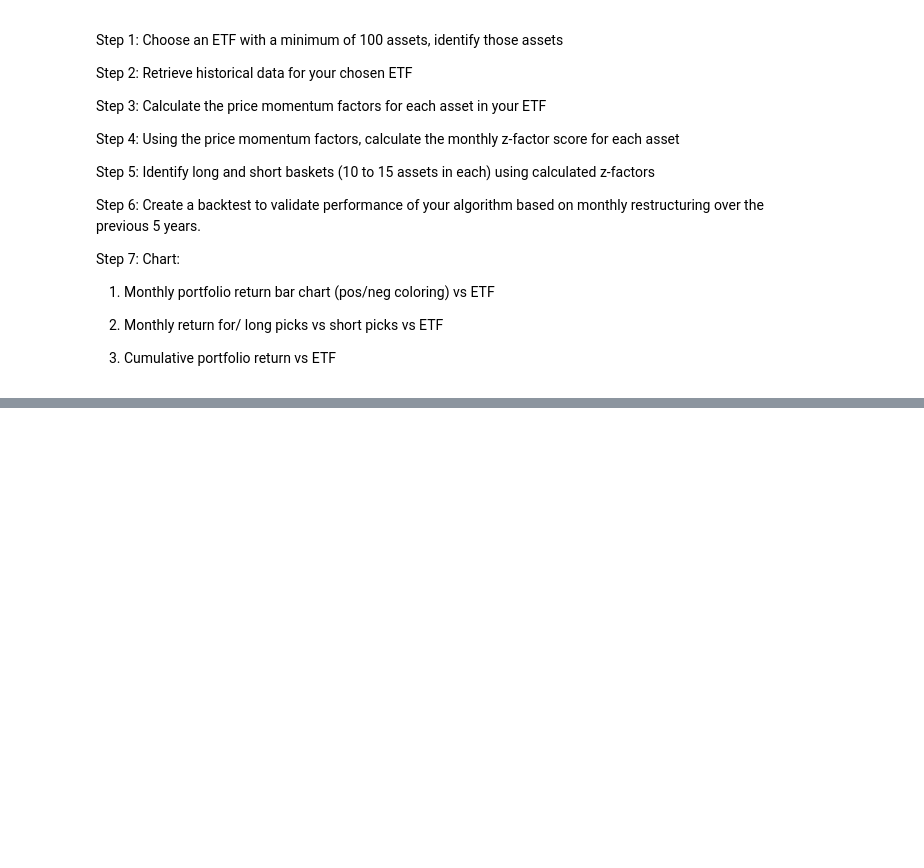
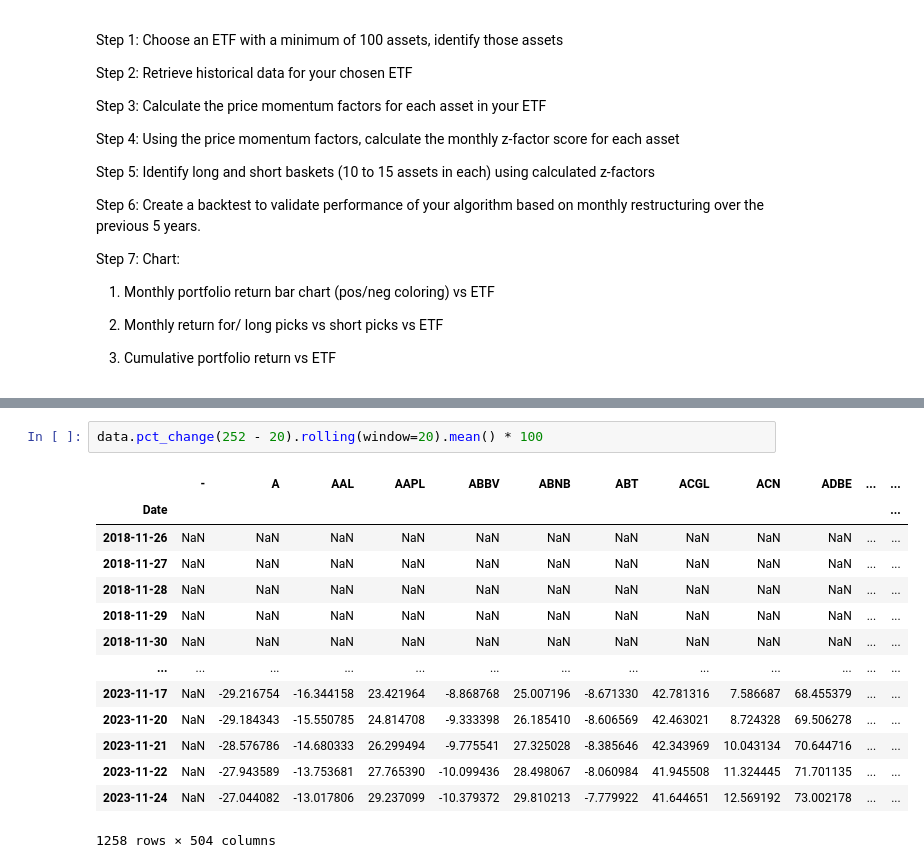
Before and after one commit to CCNY-Analytics-and-Quant/Quantative-Finance-Repo, a Jupyter notebook: Final-Project/workbooks/draft.ipynb, the cells around one changed output, grey strips where cells are left out. Drawn from its saved outputs; the diff is of its cells as text; blank space fills up the shorter version.

```diff
--- a/Final-Project/workbooks/draft.ipynb
+++ b/Final-Project/workbooks/draft.ipynb
@@ -64,0 +152,17 @@ sp500
+# %%
+data.pct_change(252 - 20).rolling(window=20).mean() * 100
+# %% [output]
+|  | - | A | AAL | AAPL | ABBV | ABNB | ABT | ACGL | ACN | ADBE | ... | ... |
+| Date |  |  |  |  |  |  |  |  |  |  |  | ... |
+| 2018-11-26 | NaN | NaN | NaN | NaN | NaN | NaN | NaN | NaN | NaN | NaN | ... | ... |
+| 2018-11-27 | NaN | NaN | NaN | NaN | NaN | NaN | NaN | NaN | NaN | NaN | ... | ... |
+| 2018-11-28 | NaN | NaN | NaN | NaN | NaN | NaN | NaN | NaN | NaN | NaN | ... | ... |
+| 2018-11-29 | NaN | NaN | NaN | NaN | NaN | NaN | NaN | NaN | NaN | NaN | ... | ... |
+| 2018-11-30 | NaN | NaN | NaN | NaN | NaN | NaN | NaN | NaN | NaN | NaN | ... | ... |
+| ... | ... | ... | ... | ... | ... | ... | ... | ... | ... | ... | ... | ... |
+| 2023-11-17 | NaN | -29.216754 | -16.344158 | 23.421964 | -8.868768 | 25.007196 | -8.671330 | 42.781316 | 7.586687 | 68.455379 | ... | ... |
+| 2023-11-20 | NaN | -29.184343 | -15.550785 | 24.814708 | -9.333398 | 26.185410 | -8.606569 | 42.463021 | 8.724328 | 69.506278 | ... | ... |
+| 2023-11-21 | NaN | -28.576786 | -14.680333 | 26.299494 | -9.775541 | 27.325028 | -8.385646 | 42.343969 | 10.043134 | 70.644716 | ... | ... |
+| 2023-11-22 | NaN | -27.943589 | -13.753681 | 27.765390 | -10.099436 | 28.498067 | -8.060984 | 41.945508 | 11.324445 | 71.701135 | ... | ... |
+| 2023-11-24 | NaN | -27.044082 | -13.017806 | 29.237099 | -10.379372 | 29.810213 | -7.779922 | 41.644651 | 12.569192 | 73.002178 | ... | ... |
+1258 rows × 504 columns
```
Also changed, not shown: parts of 17 cells of this notebook.
